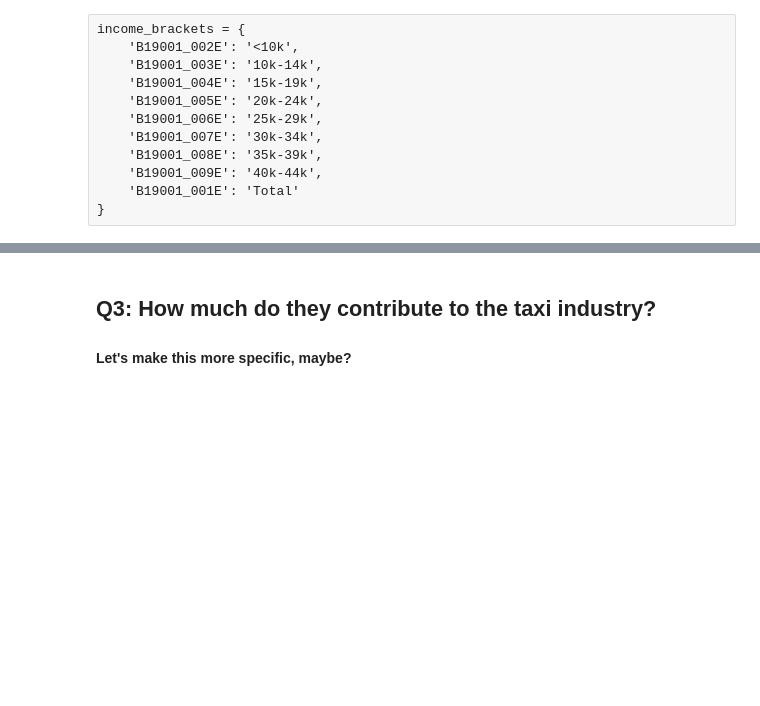
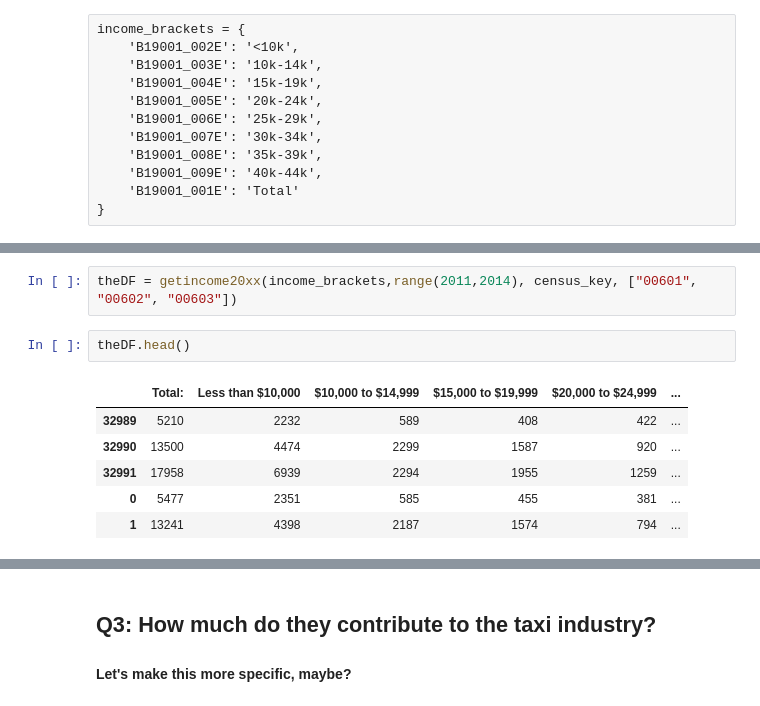
Before and after one commit to cjallow/DataScience-Project, a Jupyter notebook: JP_Explorer.ipynb, the cells around one changed output, grey strips where cells are left out. Cells and saved outputs as stored; diff of their text form; blank space fills up the shorter version.

```diff
--- a/JP_Explorer.ipynb
+++ b/JP_Explorer.ipynb
@@ -123 +120,12 @@ tempDF.head()
+# %%
+theDF = getincome20xx(income_brackets,range(2011,2014), census_key, ["00601", "00602", "00603"])
+# %%
+theDF.head()
+# %% [output]
+|  | Total: | Less than $10,000 | $10,000 to $14,999 | $15,000 to $19,999 | $20,000 to $24,999 | ... |
+| 32989 | 5210 | 2232 | 589 | 408 | 422 | ... |
+| 32990 | 13500 | 4474 | 2299 | 1587 | 920 | ... |
+| 32991 | 17958 | 6939 | 2294 | 1955 | 1259 | ... |
+| 0 | 5477 | 2351 | 585 | 455 | 381 | ... |
+| 1 | 13241 | 4398 | 2187 | 1574 | 794 | ... |
 # %%
```
Also changed, not shown: parts of 11 cells of this notebook.
